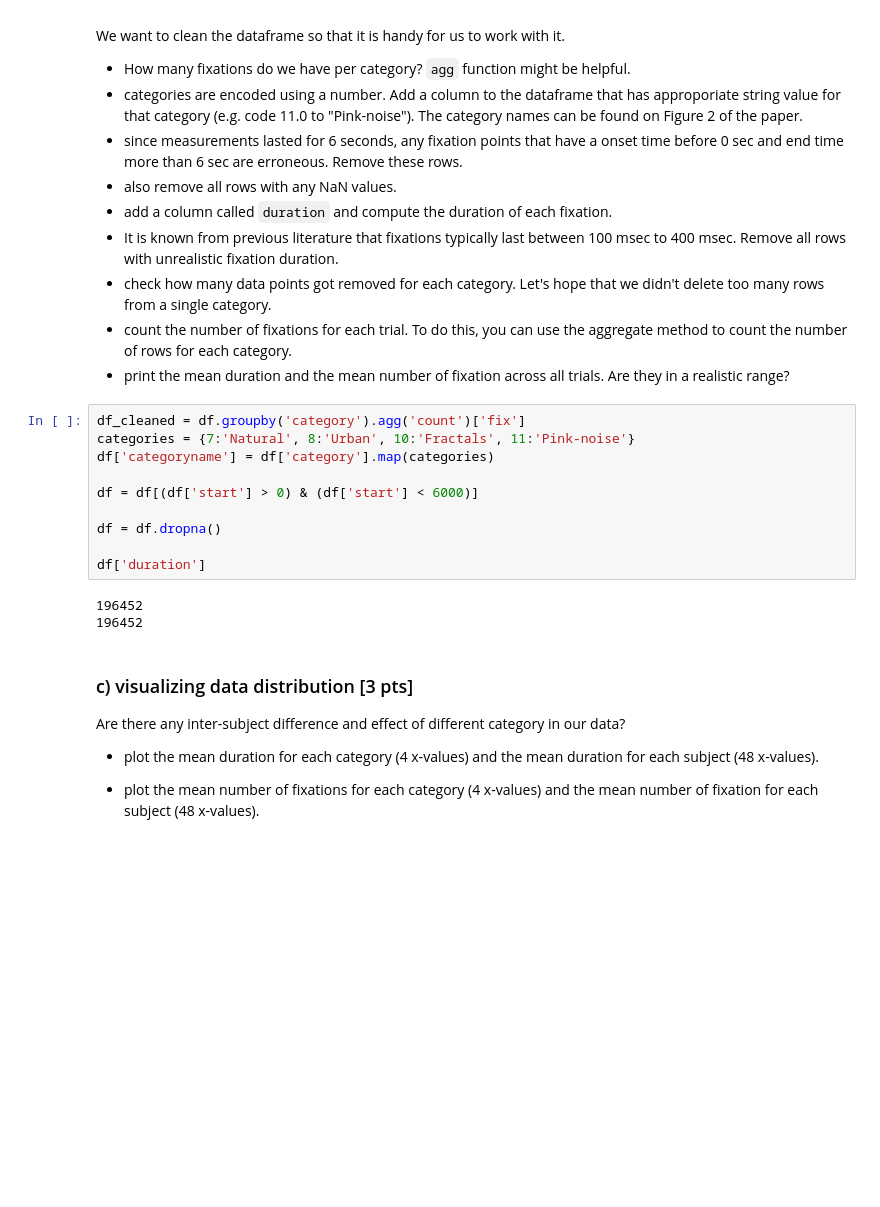
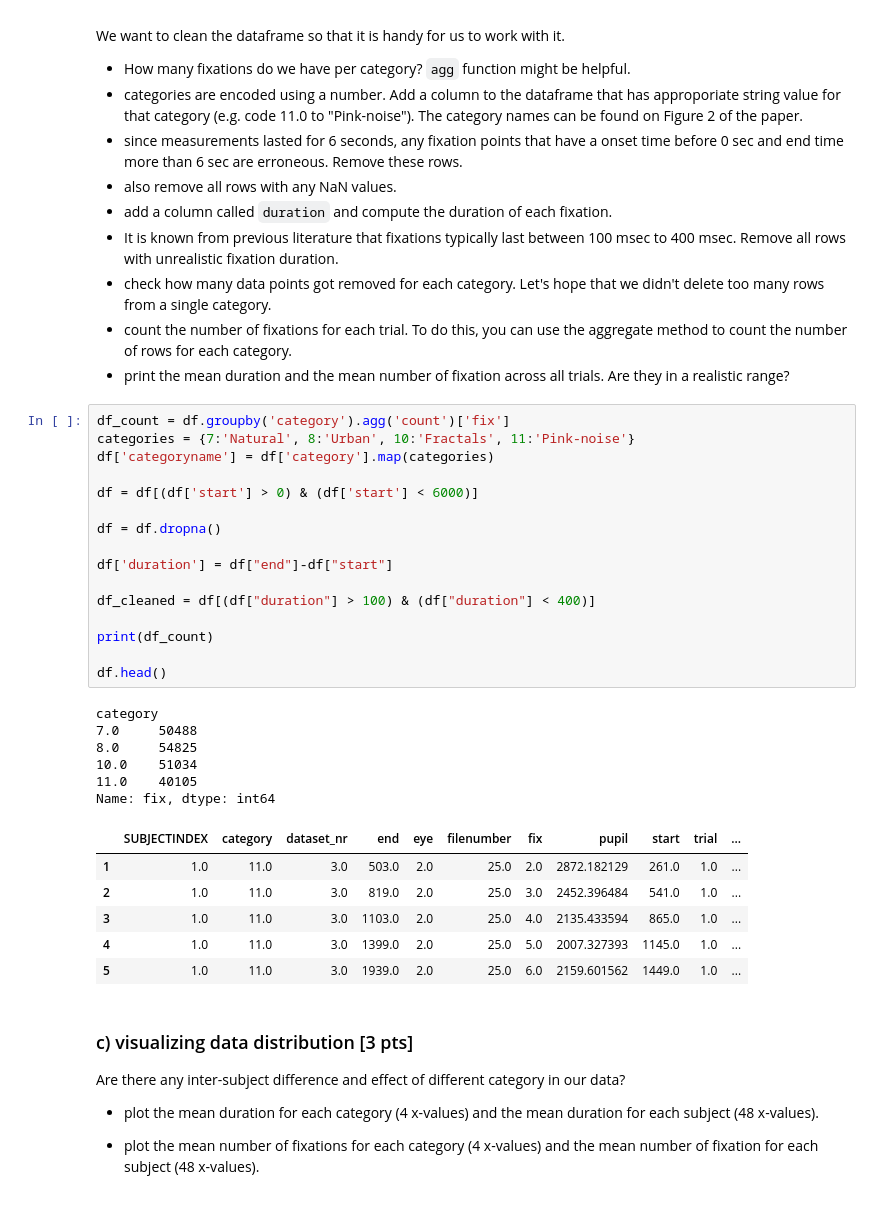
Before and after one commit to NBP-ACC/week-7-acc_5, a Jupyter notebook: Sheet05.ipynb, the cells around one changed output. Cells and saved outputs as stored; diff of their text form; blank space fills up the shorter version.

```diff
--- a/Sheet05.ipynb
+++ b/Sheet05.ipynb
@@ -84,18 +84,34 @@ We want to clean the dataframe so that it is handy for us to work with it.
 - count the number of fixations for each trial. To do this, you can use the aggregate method to count the number of rows for each category.
 - print the mean duration and the mean number of fixation across all trials. Are they in a realistic range?
 # %%
-df_cleaned = df.groupby('category').agg('count')['fix']
+df_count = df.groupby('category').agg('count')['fix']
 categories = {7:'Natural', 8:'Urban', 10:'Fractals', 11:'Pink-noise'}
 df['categoryname'] = df['category'].map(categories)
 
 df = df[(df['start'] > 0) & (df['start'] < 6000)]
 
 df = df.dropna()
 
-df['duration']
+df['duration'] = df["end"]-df["start"]
+
+df_cleaned = df[(df["duration"] > 100) & (df["duration"] < 400)]
+
+print(df_count)
+
+df.head()
 # %% [output]
-196452
-196452
+category
+7.0     50488
+8.0     54825
+10.0    51034
+11.0    40105
+Name: fix, dtype: int64
+|  | SUBJECTINDEX | category | dataset_nr | end | eye | filenumber | fix | pupil | start | trial | ... |
+| 1 | 1.0 | 11.0 | 3.0 | 503.0 | 2.0 | 25.0 | 2.0 | 2872.182129 | 261.0 | 1.0 | ... |
+| 2 | 1.0 | 11.0 | 3.0 | 819.0 | 2.0 | 25.0 | 3.0 | 2452.396484 | 541.0 | 1.0 | ... |
+| 3 | 1.0 | 11.0 | 3.0 | 1103.0 | 2.0 | 25.0 | 4.0 | 2135.433594 | 865.0 | 1.0 | ... |
+| 4 | 1.0 | 11.0 | 3.0 | 1399.0 | 2.0 | 25.0 | 5.0 | 2007.327393 | 1145.0 | 1.0 | ... |
+| 5 | 1.0 | 11.0 | 3.0 | 1939.0 | 2.0 | 25.0 | 6.0 | 2159.601562 | 1449.0 | 1.0 | ... |
 # %% [markdown]
 ### c) visualizing data distribution [3 pts]
 Are there any inter-subject difference and effect of different category in our data?
```
Also changed, not shown: parts of 2 cells of this notebook.
